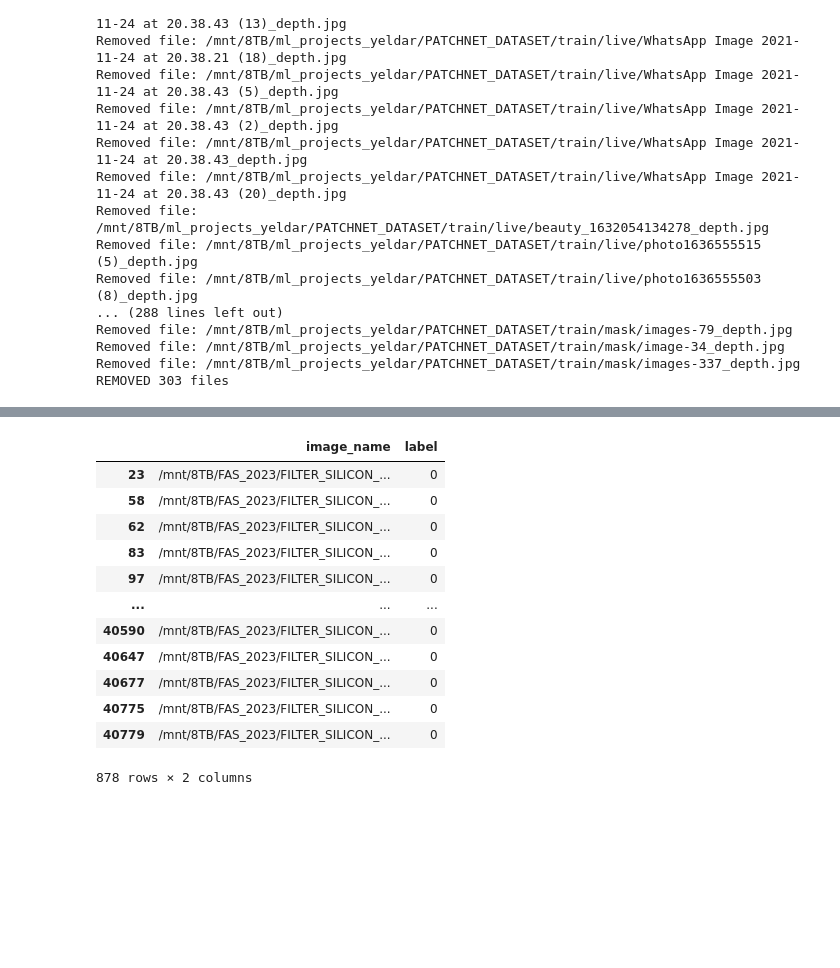
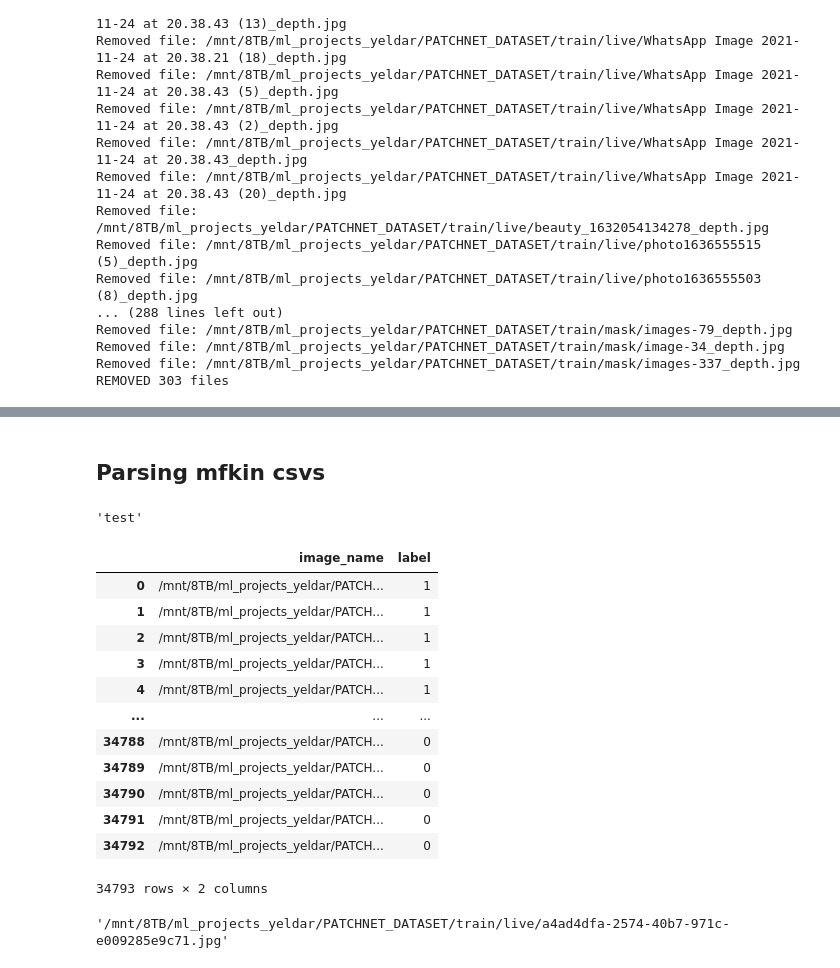
Before and after one commit to biometrickz/SSAN, a Jupyter notebook: Untitled.ipynb, the cells around one changed output, grey strips where cells are left out. Drawn from its saved outputs; the diff is of its cells as text; code cells hidden in the pictures; blank space fills up the shorter version.

```diff
--- a/Untitled.ipynb
+++ b/Untitled.ipynb
@@ -535,0 +535,2 @@ df
+# %% [markdown]
+## Parsing mfkin csvs
@@ -536,16 +586,25 @@ df
+# %%
+tp
+# %% [output]
+'test'
+# %%
+df = pd.read_csv('test.csv')
+df
+# %% [output]
+|  | image_name | label |
+| 0 | /mnt/8TB/ml_projects_yeldar/PATCH... | 1 |
+| 1 | /mnt/8TB/ml_projects_yeldar/PATCH... | 1 |
+| 2 | /mnt/8TB/ml_projects_yeldar/PATCH... | 1 |
+| 3 | /mnt/8TB/ml_projects_yeldar/PATCH... | 1 |
+| 4 | /mnt/8TB/ml_projects_yeldar/PATCH... | 1 |
+| ... | ... | ... |
+| 34788 | /mnt/8TB/ml_projects_yeldar/PATCH... | 0 |
+| 34789 | /mnt/8TB/ml_projects_yeldar/PATCH... | 0 |
+| 34790 | /mnt/8TB/ml_projects_yeldar/PATCH... | 0 |
+| 34791 | /mnt/8TB/ml_projects_yeldar/PATCH... | 0 |
+| 34792 | /mnt/8TB/ml_projects_yeldar/PATCH... | 0 |
+34793 rows × 2 columns
 # %%
-df[df['label'] != 1]['image_name']
+df[df['label']==1]['image_name'].iloc[0]
 # %% [output]
-|  | image_name | label |
-| 23 | /mnt/8TB/FAS_2023/FILTER_SILICON_... | 0 |
-| 58 | /mnt/8TB/FAS_2023/FILTER_SILICON_... | 0 |
-| 62 | /mnt/8TB/FAS_2023/FILTER_SILICON_... | 0 |
-| 83 | /mnt/8TB/FAS_2023/FILTER_SILICON_... | 0 |
-| 97 | /mnt/8TB/FAS_2023/FILTER_SILICON_... | 0 |
-| ... | ... | ... |
-| 40590 | /mnt/8TB/FAS_2023/FILTER_SILICON_... | 0 |
-| 40647 | /mnt/8TB/FAS_2023/FILTER_SILICON_... | 0 |
-| 40677 | /mnt/8TB/FAS_2023/FILTER_SILICON_... | 0 |
-| 40775 | /mnt/8TB/FAS_2023/FILTER_SILICON_... | 0 |
-| 40779 | /mnt/8TB/FAS_2023/FILTER_SILICON_... | 0 |
-878 rows × 2 columns
+'/mnt/8TB/ml_projects_yeldar/PATCHNET_DATASET/train/live/a4ad4dfa-2574-40b7-971c-e009285e9c71.jpg'
```
Also changed, not shown: parts of 15 cells of this notebook, 8 other files.
